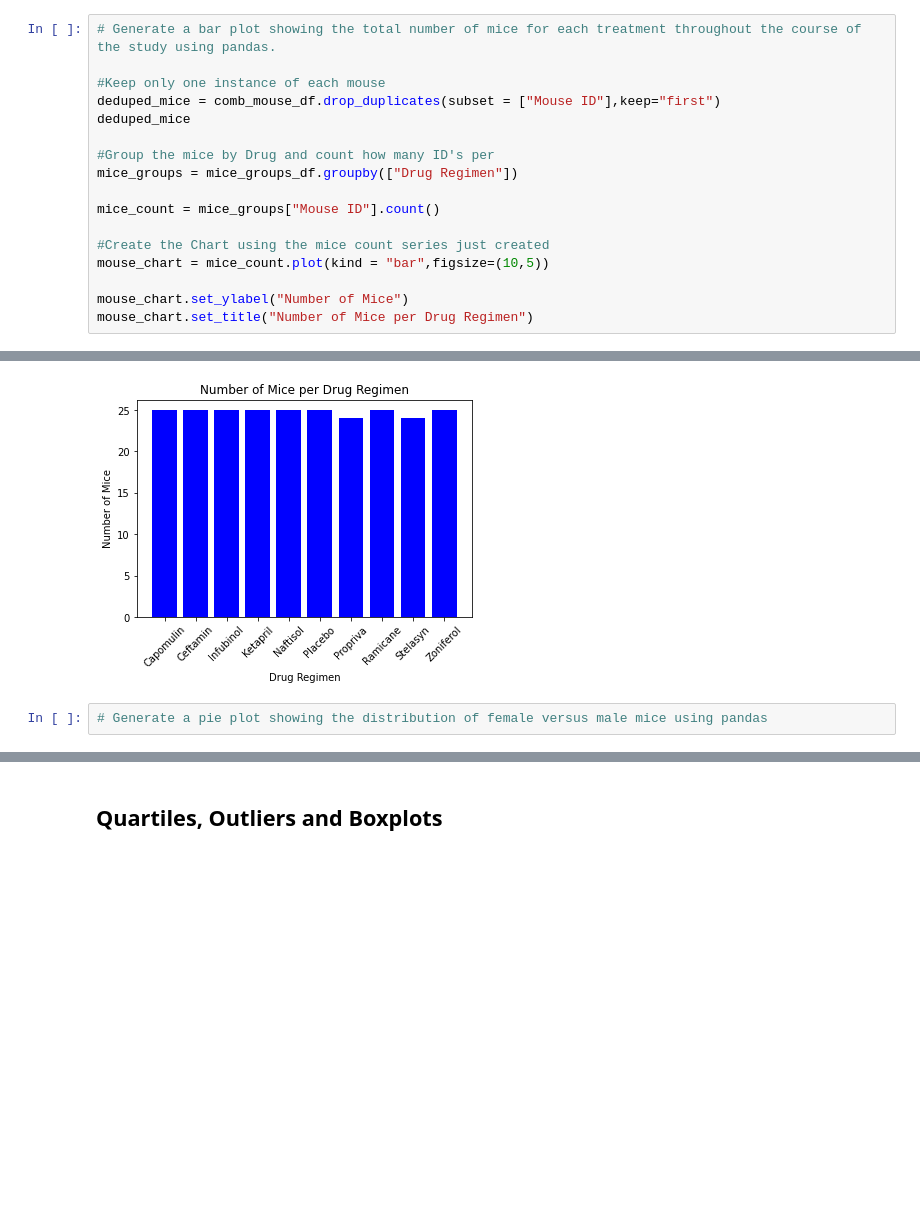
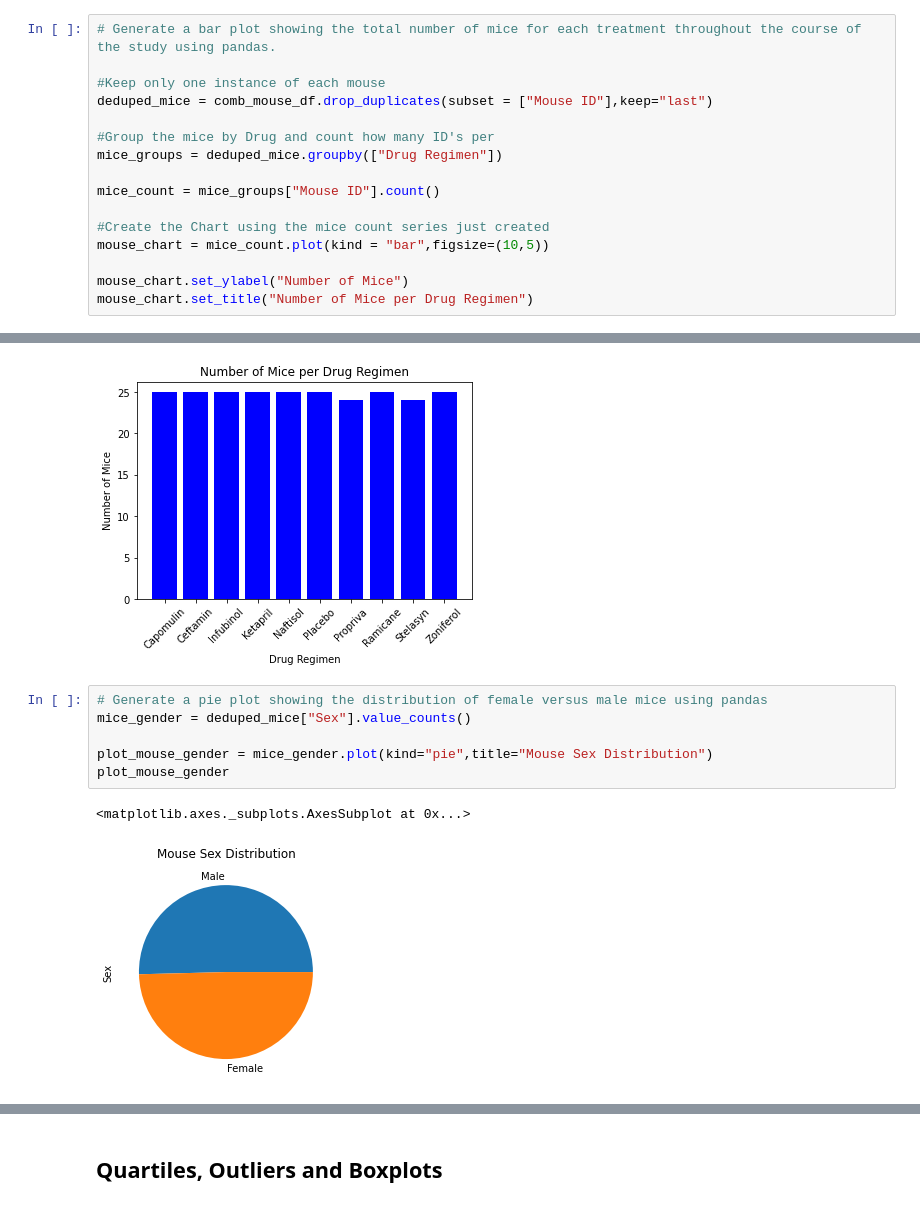
Before and after one commit to msullivan987/MatPlotLib_Challenge, a Jupyter notebook: pymaceuticals_starter.ipynb, the cells around one changed output, grey strips where cells are left out. Saved outputs shown, nothing was run; the diff lists cells and outputs as text; blank space fills up the shorter version.

Commit message:
pie charts and grouping

```diff
--- a/pymaceuticals_starter.ipynb
+++ b/pymaceuticals_starter.ipynb
@@ -134,11 +134,10 @@ summary_groupby_df
 # Generate a bar plot showing the total number of mice for each treatment throughout the course of the study using pandas.
 
 #Keep only one instance of each mouse
-deduped_mice = comb_mouse_df.drop_duplicates(subset = ["Mouse ID"],keep="first")
-deduped_mice
+deduped_mice = comb_mouse_df.drop_duplicates(subset = ["Mouse ID"],keep="last")
 
 #Group the mice by Drug and count how many ID's per
-mice_groups = mice_groups_df.groupby(["Drug Regimen"])
+mice_groups = deduped_mice.groupby(["Drug Regimen"])
 
 mice_count = mice_groups["Mouse ID"].count()
 
@@ -172,5 +171,12 @@ plt.show()
 [figure]
 # %%
 # Generate a pie plot showing the distribution of female versus male mice using pandas
+mice_gender = deduped_mice["Sex"].value_counts()
+
+plot_mouse_gender = mice_gender.plot(kind="pie",title="Mouse Sex Distribution")
+plot_mouse_gender
+# %% [output]
+<matplotlib.axes._subplots.AxesSubplot at 0x...>
+[figure, added]
 # %%
 # Generate a pie plot showing the distribution of female versus male mice using pyplot
```
Also changed, not shown: parts of 3 cells of this notebook.
